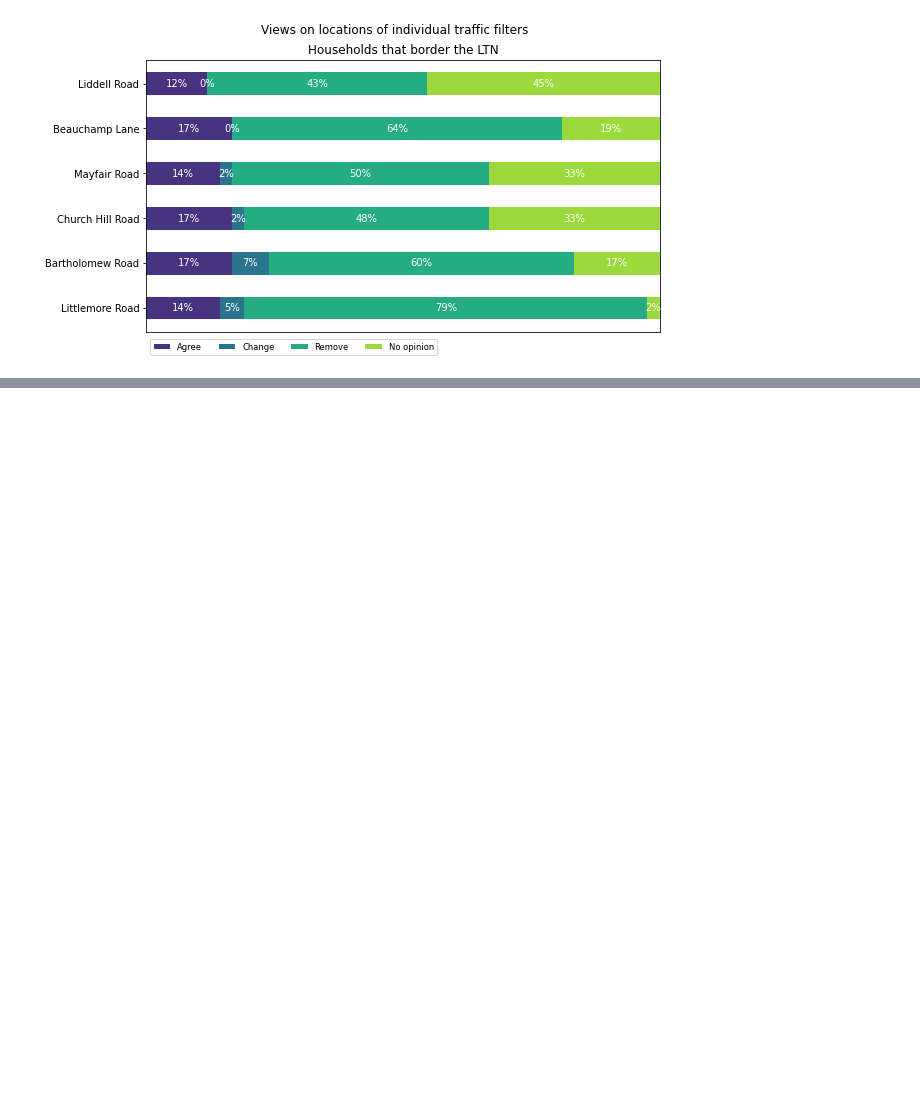
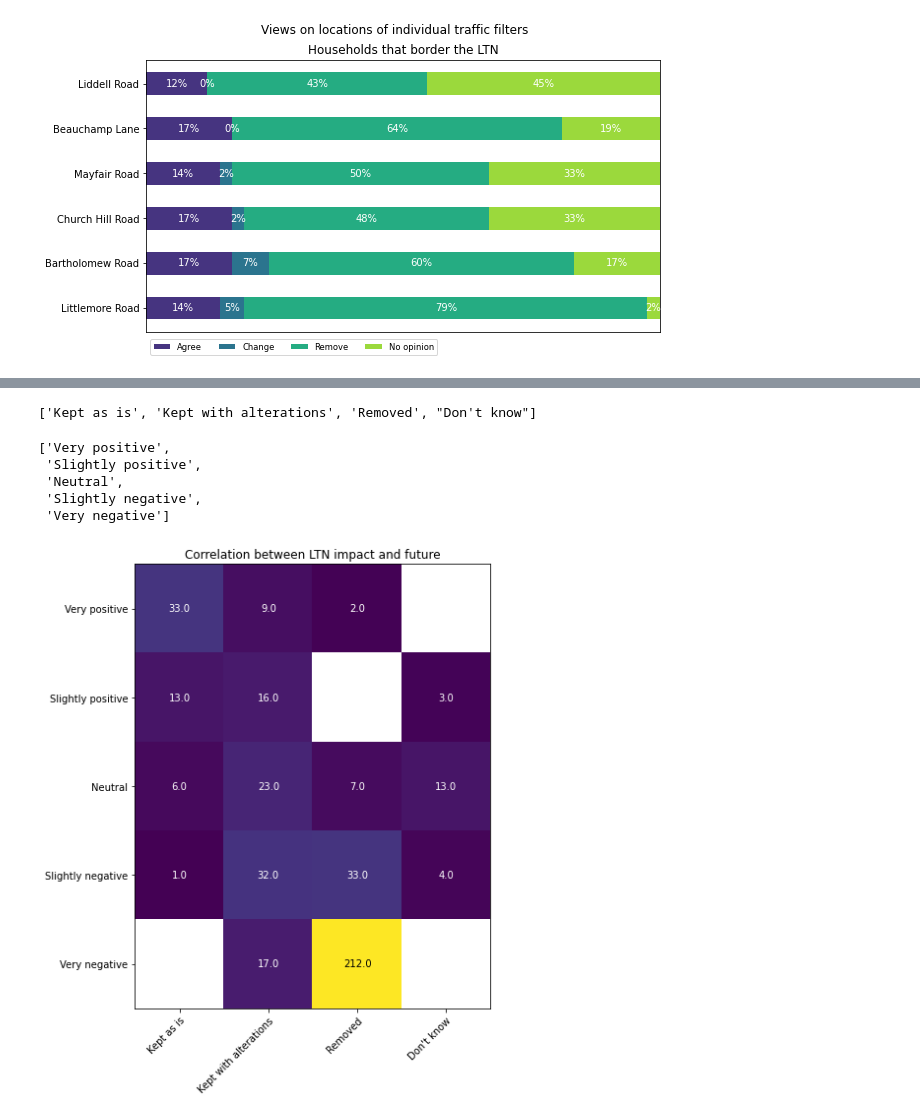
Before and after one commit to annarailton/littlemore_ltn_analysis, a Jupyter notebook: lpc_ltn_analysis.ipynb, the cells around one changed output, grey strips where cells are left out. Cells and saved outputs as stored; diff of their text form; code cells hidden in the pictures; blank space fills up the shorter version.

```diff
--- a/lpc_ltn_analysis.ipynb
+++ b/lpc_ltn_analysis.ipynb
@@ -671,5 +708,7 @@ plt.show()
 
 Here we are going to ignore the 15\% of respondants that did not answer this question. I expect the placement of this question right at the very top of the page caused some people to miss it.
 # %%
-df['school_run_drive'] = df['3_drive_reasons'].str.contains("School run").fillna(value=False)
+df["school_run_drive"] = (
+    df["3_drive_reasons"].str.contains("School run").fillna(value=False)
+)
 # %%
@@ -908,0 +1072,9 @@ plt.show()
+# %%
+# Let's pivot
+df["6_ltn_future"] = pd.Categorical(
+    df["6_ltn_future"], categories=qu6_categories
+)  # helps get category order correct
+pivot_table = df[["4_ltn_impact_category", "6_ltn_future"]].pivot_table(
+    index="4_ltn_impact_category", columns="6_ltn_future", aggfunc=len
+)
+pivot_table
@@ -908,0 +1089,50 @@ plt.show()
+# %%
+pivot_table.columns.tolist()
+# %% [output]
+['Kept as is', 'Kept with alterations', 'Removed', "Don't know"]
+# %%
+pivot_table.index.tolist()
+# %% [output]
+['Very positive',
+ 'Slightly positive',
+ 'Neutral',
+ 'Slightly negative',
+ 'Very negative']
+# %%
+def pivot_table_heatplot(pivot_table):
+    fig, ax = plt.subplots(figsize=(8, 8))
+    im = ax.imshow(pivot_table)
+
+    column_names = pivot_table.columns.tolist()
+    row_names = pivot_table.index.tolist()
+
+    # We want to show all ticks...
+    ax.set_xticks(np.arange(len(column_names)))
+    ax.set_yticks(np.arange(len(row_names)))
+    # ... and label them with the respective list entries
+    ax.set_xticklabels(column_names)
+    ax.set_yticklabels(row_names)
+
+    # Rotate the tick labels and set their alignment.
+    plt.setp(ax.get_xticklabels(), rotation=45, ha="right", rotation_mode="anchor")
+
+    # Loop over data dimensions and create text annotations.
+    for i, c in enumerate(column_names):
+        for j, r in enumerate(row_names):
+            if r == "Very negative" and c == "Removed":
+                text = ax.text(
+                    i, j, pivot_table.loc[r, c], ha="center", va="center", color="k"
+                )
+            else:
+                text = ax.text(
+                    i, j, pivot_table.loc[r, c], ha="center", va="center", color="w"
+                )
+
+    ax.set_title("Correlation between LTN impact and future")
+    fig.tight_layout()
+    plt.show()
+
+
+pivot_table_heatplot(pivot_table)
+# %% [output]
+[figure, added]
```
Also changed, not shown: parts of 32 cells of this notebook.
